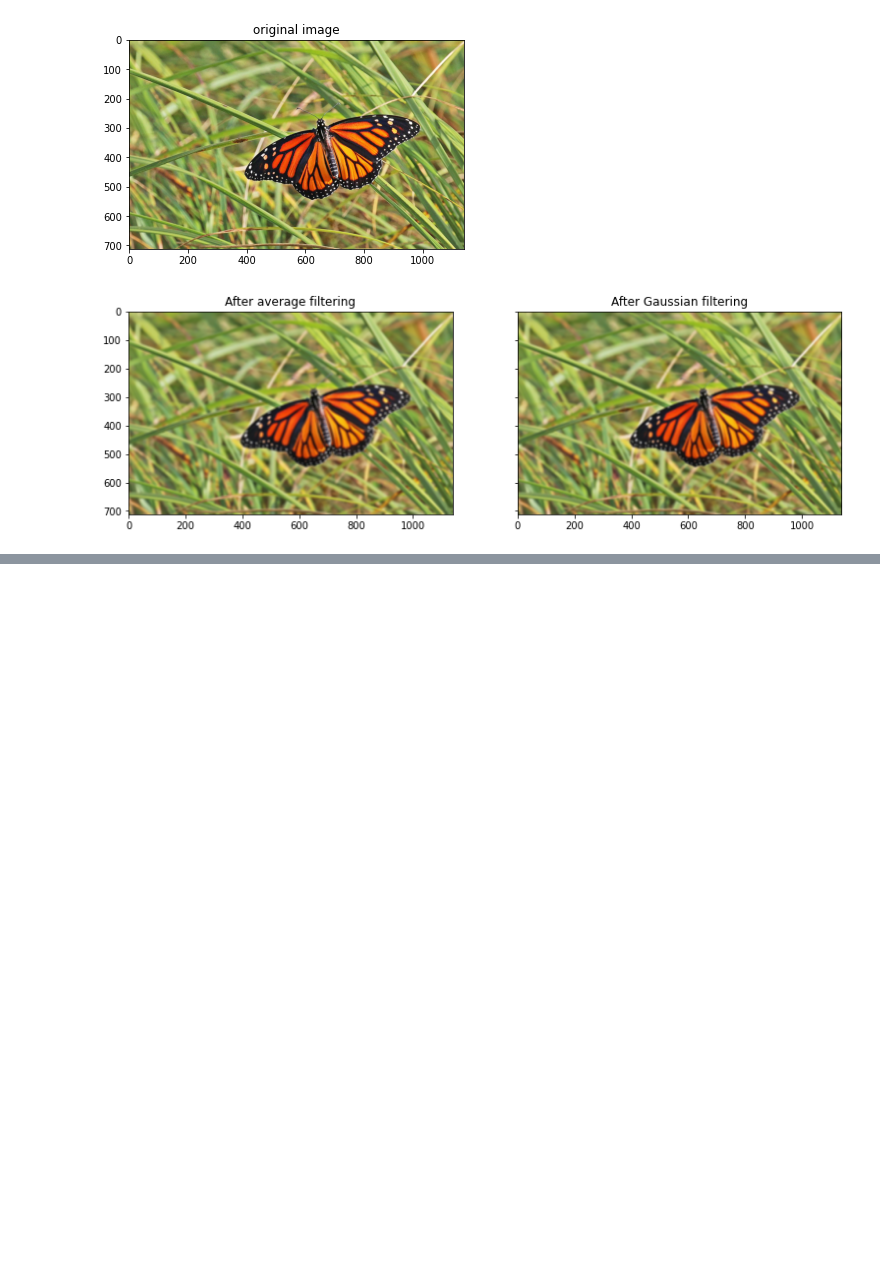
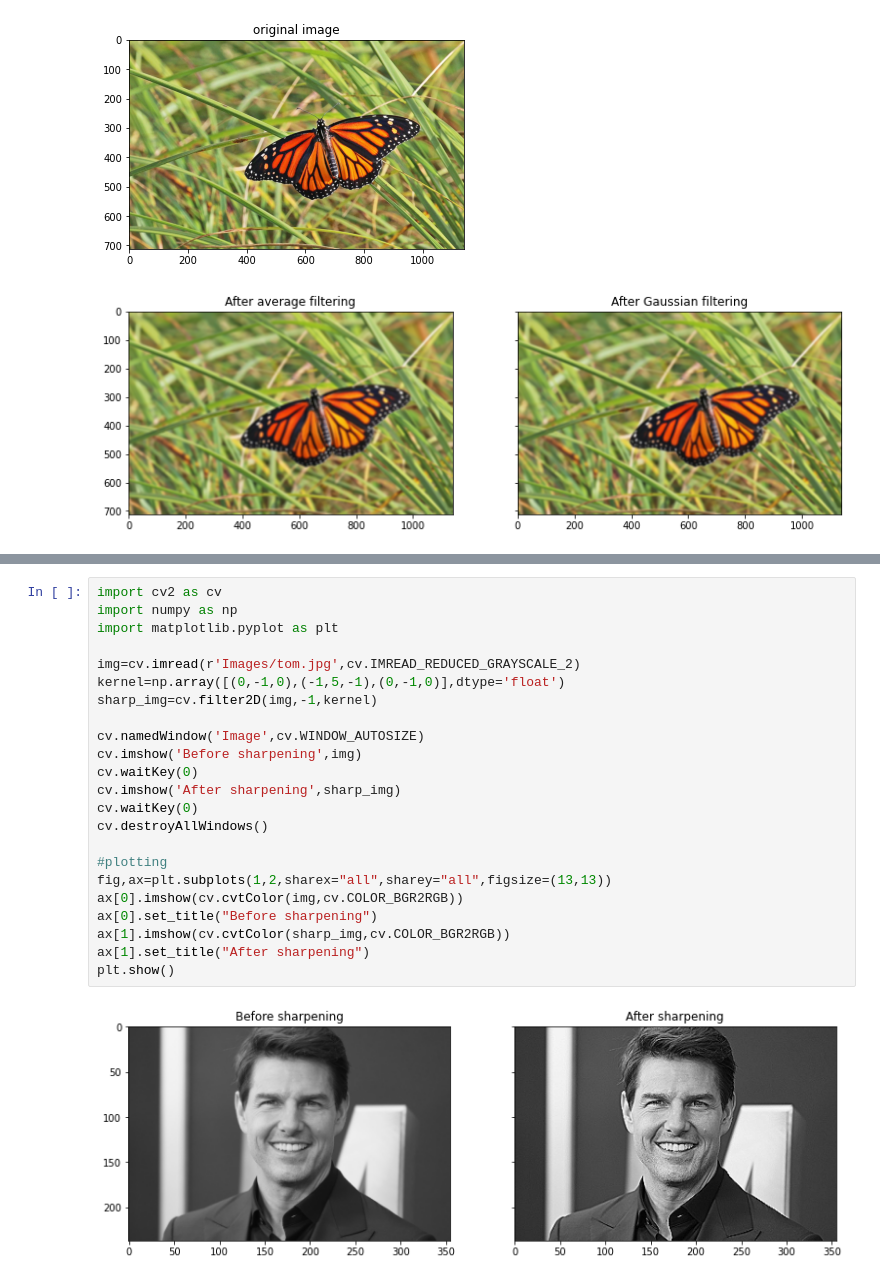
Before and after one commit to Poogitha/Codings, a Jupyter notebook: 190280N_Exercise_03.ipynb, the cells around one changed output, grey strips where cells are left out. Drawn from its saved outputs; the diff is of its cells as text; blank space fills up the shorter version.

```diff
--- a/190280N_Exercise_03.ipynb
+++ b/190280N_Exercise_03.ipynb
@@ -38,0 +73,25 @@ plt.show()
+# %%
+import cv2 as cv
+import numpy as np
+import matplotlib.pyplot as plt
+
+img=cv.imread(r'Images/tom.jpg',cv.IMREAD_REDUCED_GRAYSCALE_2)
+kernel=np.array([(0,-1,0),(-1,5,-1),(0,-1,0)],dtype='float')
+sharp_img=cv.filter2D(img,-1,kernel)
+
+cv.namedWindow('Image',cv.WINDOW_AUTOSIZE)
+cv.imshow('Before sharpening',img)
+cv.waitKey(0)
+cv.imshow('After sharpening',sharp_img)
+cv.waitKey(0)
+cv.destroyAllWindows()
+
+#plotting
+fig,ax=plt.subplots(1,2,sharex="all",sharey="all",figsize=(13,13))
+ax[0].imshow(cv.cvtColor(img,cv.COLOR_BGR2RGB))
+ax[0].set_title("Before sharpening")
+ax[1].imshow(cv.cvtColor(sharp_img,cv.COLOR_BGR2RGB))
+ax[1].set_title("After sharpening")
+plt.show()
+# %% [output]
+[figure, added]
```
Also changed, not shown: parts of 3 cells of this notebook, 1 other file.
